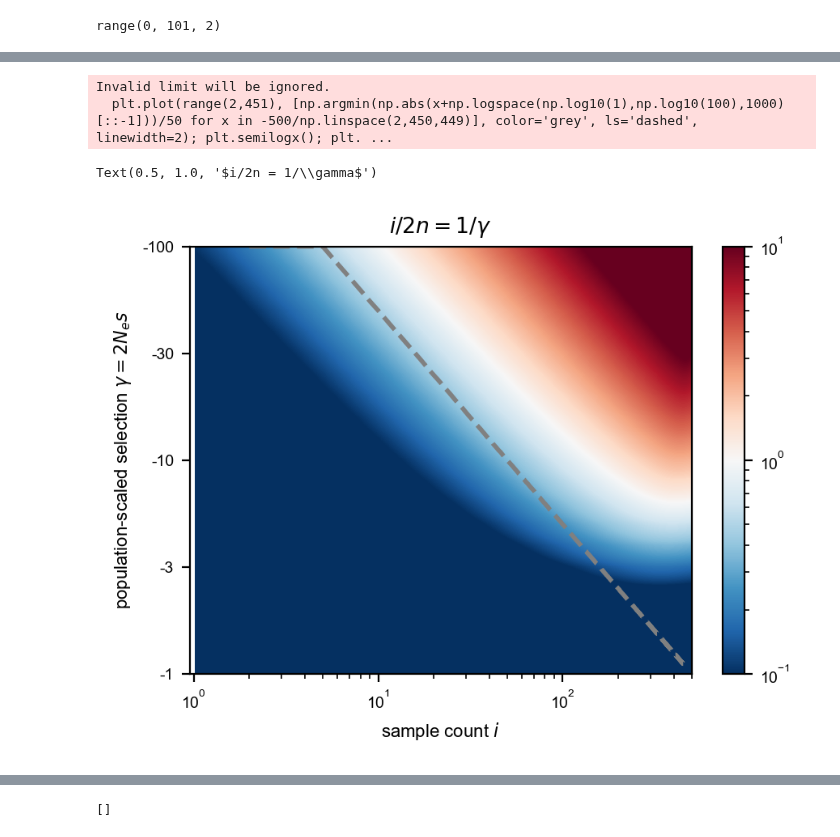
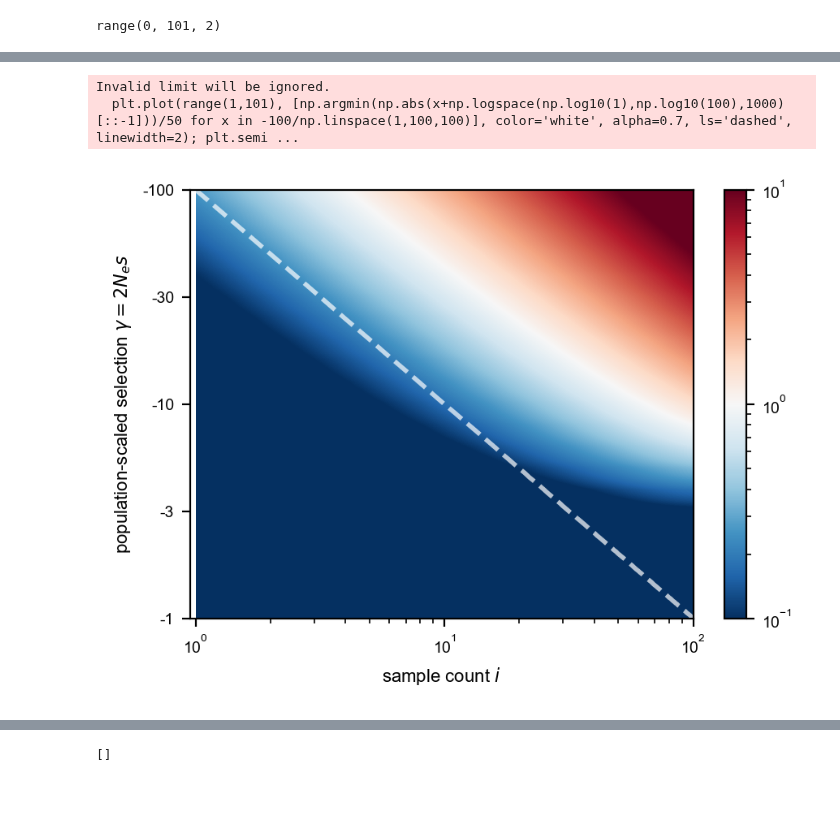
Before and after one commit to VivaswatS/selCoefEst, a Jupyter notebook: changingpopsizesims.ipynb, the cells around one changed output, grey strips where cells are left out. Saved outputs shown, nothing was run; the diff lists cells and outputs as text; code cells hidden in the pictures; blank space fills up the shorter version.

```diff
--- a/changingpopsizesims.ipynb
+++ b/changingpopsizesims.ipynb
@@ -936,16 +949,16 @@ Text(0.5, 1.0, '$i/2n = 1/\\gamma$')
 # %%
+plt.figure(dpi=200)
+plt.imshow(kldivcondinew[:21,:],interpolation='bilinear',cmap='RdBu_r',norm=colors.LogNorm(vmax=10,vmin=0.1),aspect='auto'); plt.colorbar();
+plt.plot(range(1,101), [np.argmin(np.abs(x+np.logspace(np.log10(1),np.log10(100),1000)[::-1]))/50 for x in -100/np.linspace(1,100,100)], color='white', alpha=0.7, ls='dashed', linewidth=2); plt.semilogx(); plt.xlim((0.95,101)); plt.yticks(ticks=[0,5,10,15,20],labels=[-100,-30,-10,-3,-1]); plt.ylabel(r'population-scaled selection $\gamma=2N_e s$'); plt.xlabel(r'sample count $i$'); plt.ylim((20,0)); plt.xlim((0,100))
+plt.savefig('/Users/vivaswatshastry/selCoefEst/figs/kldivcondi.pdf')
+
 # plt.figure(dpi=200)
 # plt.imshow(kldivcondinew[:21,:],interpolation='bilinear',cmap='RdBu_r',norm=colors.LogNorm(vmax=10,vmin=0.1),aspect='auto'); plt.colorbar();
-# plt.plot(range(1,101), [np.argmin(np.abs(x+np.logspace(np.log10(1),np.log10(100),1000)[::-1]))/50 for x in -100/np.linspace(1,100,100)], color='grey', ls='dashed', linewidth=2); plt.semilogx(); plt.xlim((0.95,101)); plt.yticks(ticks=[0,5,10,15,20],labels=[-100,-30,-10,-3,-1]); plt.ylabel(r'population-scaled selection $\gamma=2N_e s$'); plt.xlabel(r'sample count $i$'); plt.ylim((20,0)); plt.xlim((0,100))
-
-plt.figure(dpi=200)
-plt.imshow(kldivcondinew[:21,:],interpolation='bilinear',cmap='RdBu_r',norm=colors.LogNorm(vmax=10,vmin=0.1),aspect='auto'); plt.colorbar();
-plt.plot(range(2,451), [np.argmin(np.abs(x+np.logspace(np.log10(1),np.log10(100),1000)[::-1]))/50 for x in -500/np.linspace(2,450,449)], color='grey', ls='dashed', linewidth=2); plt.semilogx(); plt.xlim((0.95,501)); plt.yticks(ticks=[0,5,10,15,20],labels=[-100,-30,-10,-3,-1]); plt.ylabel(r'population-scaled selection $\gamma=2N_e s$'); plt.xlabel(r'sample count $i$'); plt.ylim((20,0)); plt.xlim((0,500)); plt.title(r'$i/2n = 1/\gamma$')
+# plt.plot(range(2,451), [np.argmin(np.abs(x+np.logspace(np.log10(1),np.log10(100),1000)[::-1]))/50 for x in -500/np.linspace(2,450,449)], color='grey', ls='dashed', linewidth=2); plt.semilogx(); plt.xlim((0.95,501)); plt.yticks(ticks=[0,5,10,15,20],labels=[-100,-30,-10,-3,-1]); plt.ylabel(r'population-scaled selection $\gamma=2N_e s$'); plt.xlabel(r'sample count $i$'); plt.ylim((20,0)); plt.xlim((0,500)); plt.title(r'$i/2n = 1/\gamma$')
 # %% [output]
 Invalid limit will be ignored.
-  plt.plot(range(2,451), [np.argmin(np.abs(x+np.logspace(np.log10(1),np.log10(100),1000)[::-1]))/50 for x in -500/np.linspace(2,450,449)], color='grey', ls='dashed', linewidth=2); plt.semilogx(); plt. ...
+  plt.plot(range(1,101), [np.argmin(np.abs(x+np.logspace(np.log10(1),np.log10(100),1000)[::-1]))/50 for x in -100/np.linspace(1,100,100)], color='white', alpha=0.7, ls='dashed', linewidth=2); plt.semi ...
-Text(0.5, 1.0, '$i/2n = 1/\\gamma$')
-[figure, old version]
+[figure, new version]
 # %%
 # [np.argmin(np.abs(x+np.logspace(np.log10(5),2,200)[::-1]))/10 for x in -500/np.linspace(5,100,95)]
 # plt.plot(range(1,200), [-np.argmin(np.abs(x+np.logspace(np.log10(1),np.log10(200),1000)[::-1]))/51 for x in -200/np.linspace(1,200,199)], color='grey', ls='dashed', linewidth=2)
```
Also changed, not shown: parts of 6 cells of this notebook, 10 other files.
